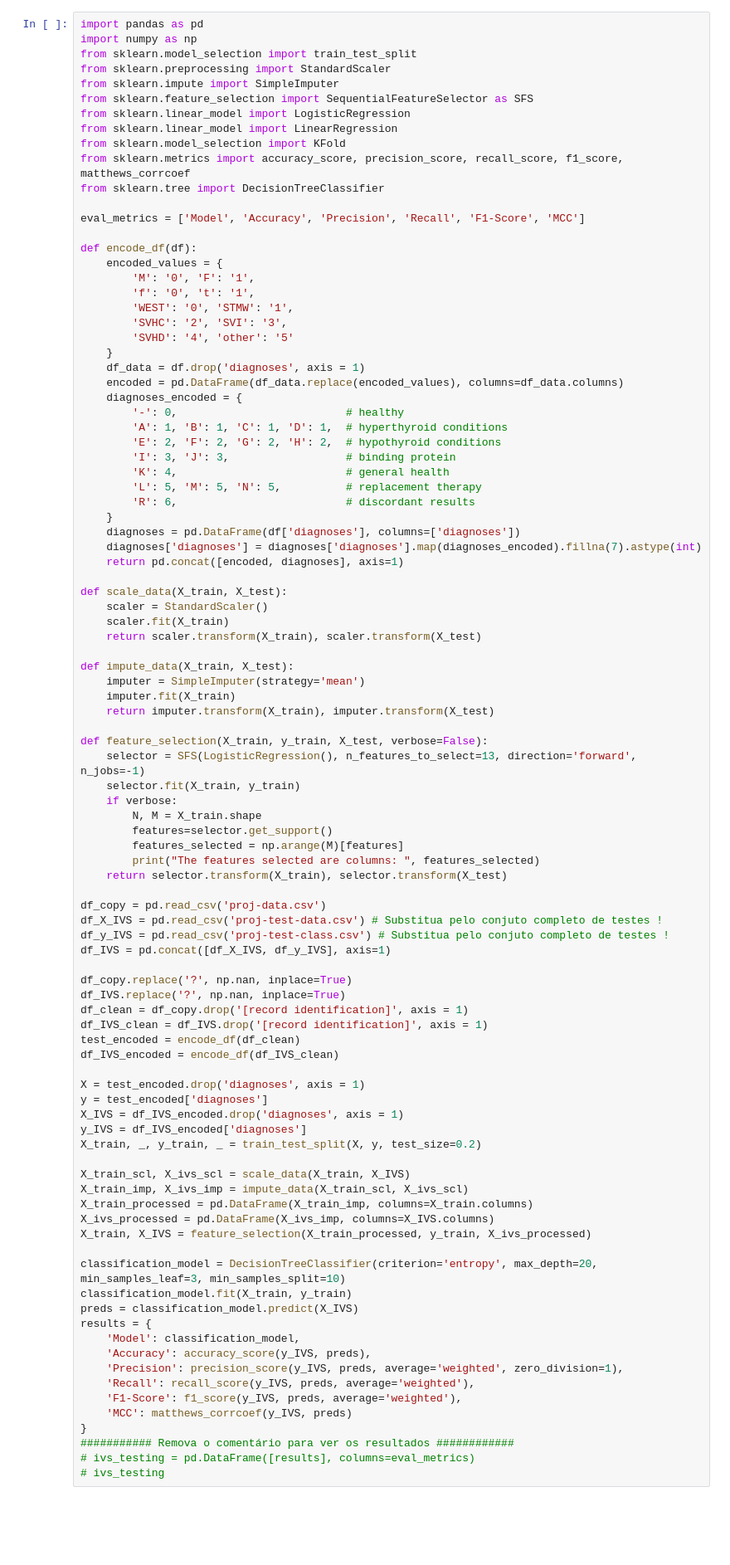
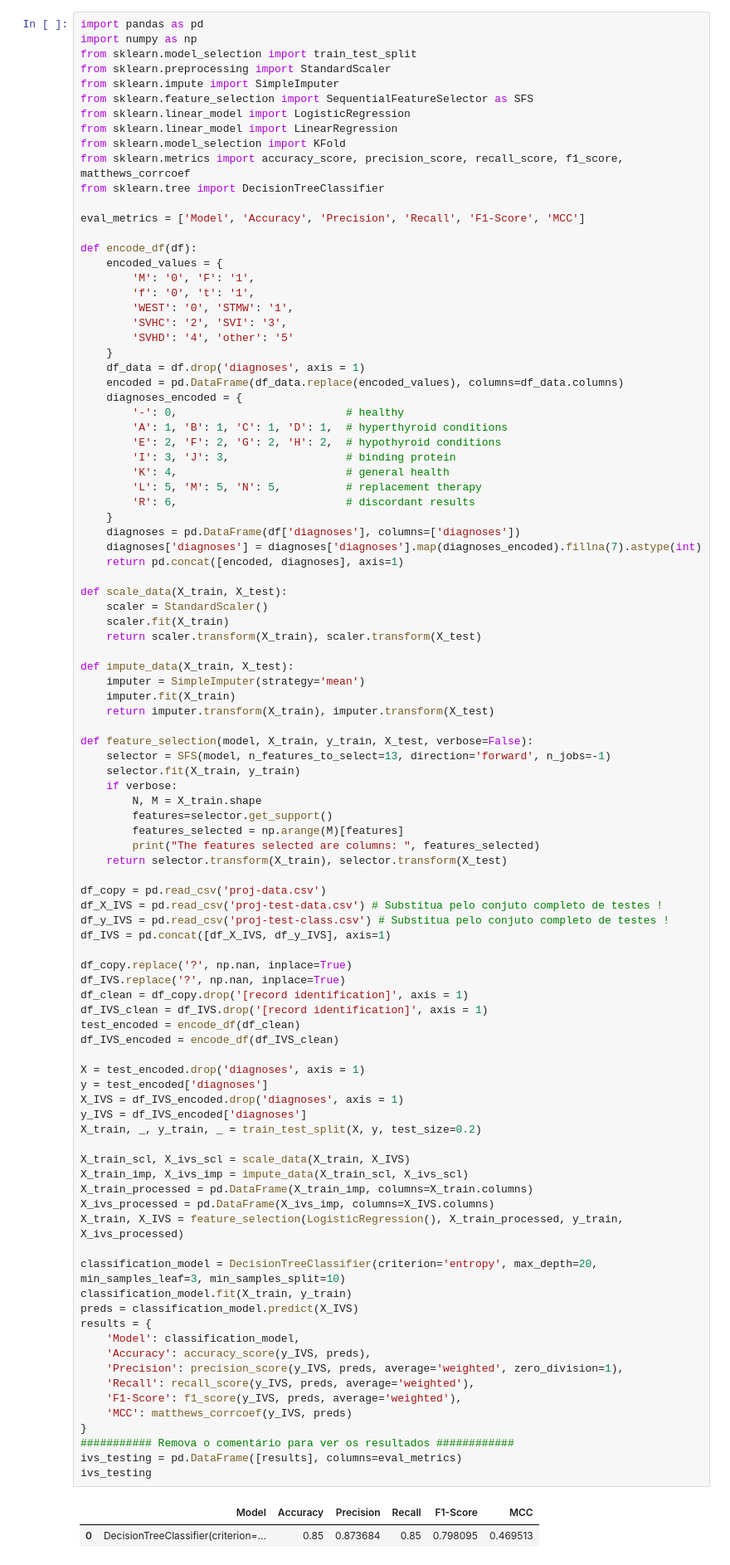
Before and after one commit to edupro26/EC-Project, a Jupyter notebook: EC_grupo06_projeto.ipynb, the cells around one changed output. Shown at 83% size. Saved outputs shown, nothing was run; the diff lists cells and outputs as text; blank space fills up the shorter version.

```diff
--- a/EC_grupo06_projeto.ipynb
+++ b/EC_grupo06_projeto.ipynb
@@ -386,8 +386,8 @@ def impute_data(X_train, X_test):
     imputer.fit(X_train)
     return imputer.transform(X_train), imputer.transform(X_test)
 
-def feature_selection(X_train, y_train, X_test, verbose=False):
-    selector = SFS(LogisticRegression(), n_features_to_select=13, direction='forward', n_jobs=-1)
+def feature_selection(model, X_train, y_train, X_test, verbose=False):
+    selector = SFS(model, n_features_to_select=13, direction='forward', n_jobs=-1)
     selector.fit(X_train, y_train)
     if verbose:
         N, M = X_train.shape
@@ -404,33 +404,36 @@ df_IVS = pd.concat([df_X_IVS, df_y_IVS], axis=1)
 df_copy.replace('?', np.nan, inplace=True)
 df_IVS.replace('?', np.nan, inplace=True)
 df_clean = df_copy.drop('[record identification]', axis = 1)
 df_IVS_clean = df_IVS.drop('[record identification]', axis = 1)
 test_encoded = encode_df(df_clean)
 df_IVS_encoded = encode_df(df_IVS_clean)
 
 X = test_encoded.drop('diagnoses', axis = 1)
 y = test_encoded['diagnoses']
 X_IVS = df_IVS_encoded.drop('diagnoses', axis = 1)
 y_IVS = df_IVS_encoded['diagnoses']
 X_train, _, y_train, _ = train_test_split(X, y, test_size=0.2)
 
 X_train_scl, X_ivs_scl = scale_data(X_train, X_IVS)
 X_train_imp, X_ivs_imp = impute_data(X_train_scl, X_ivs_scl)
 X_train_processed = pd.DataFrame(X_train_imp, columns=X_train.columns)
 X_ivs_processed = pd.DataFrame(X_ivs_imp, columns=X_IVS.columns)
-X_train, X_IVS = feature_selection(X_train_processed, y_train, X_ivs_processed)
+X_train, X_IVS = feature_selection(LogisticRegression(), X_train_processed, y_train, X_ivs_processed)
 
 classification_model = DecisionTreeClassifier(criterion='entropy', max_depth=20, min_samples_leaf=3, min_samples_split=10)
 classification_model.fit(X_train, y_train)
 preds = classification_model.predict(X_IVS)
 results = {
     'Model': classification_model,
     'Accuracy': accuracy_score(y_IVS, preds),
     'Precision': precision_score(y_IVS, preds, average='weighted', zero_division=1),
     'Recall': recall_score(y_IVS, preds, average='weighted'),
     'F1-Score': f1_score(y_IVS, preds, average='weighted'),
     'MCC': matthews_corrcoef(y_IVS, preds)
 }
 ########### Remova o comentário para ver os resultados ############
-# ivs_testing = pd.DataFrame([results], columns=eval_metrics)
-# ivs_testing
+ivs_testing = pd.DataFrame([results], columns=eval_metrics)
+ivs_testing
+# %% [output]
+|  | Model | Accuracy | Precision | Recall | F1-Score | MCC |
+| 0 | DecisionTreeClassifier(criterion=... | 0.85 | 0.873684 | 0.85 | 0.798095 | 0.469513 |
```
Also changed, not shown: parts of 2 cells of this notebook, 1 other file.
